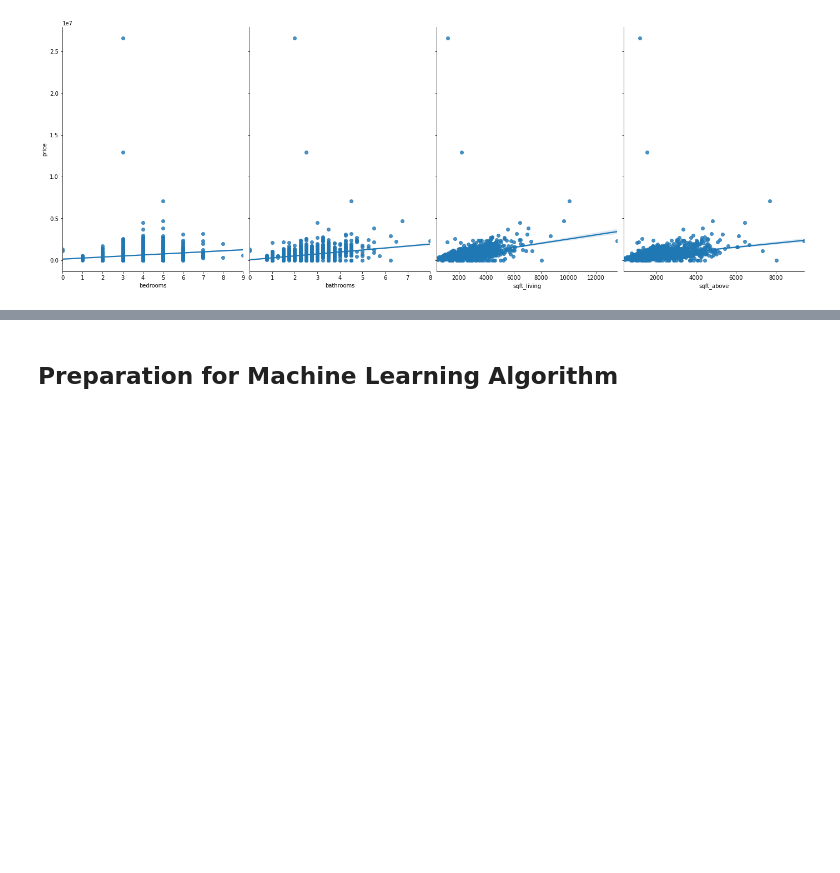
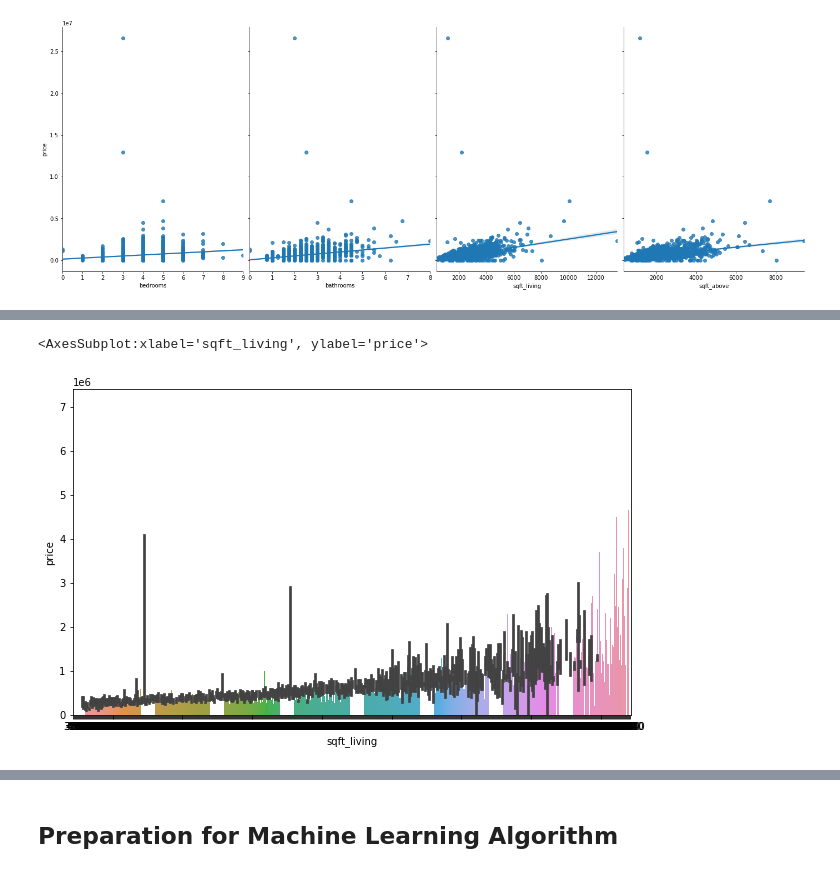
Before and after one commit to fpaul787/Housing-Price-Prediction, a Jupyter notebook: regression_model.ipynb, the cells around one changed output, grey strips where cells are left out. Saved outputs shown, nothing was run; the diff lists cells and outputs as text; code cells hidden in the pictures; blank space fills up the shorter version.

```diff
--- a/regression_model.ipynb
+++ b/regression_model.ipynb
@@ -107,0 +184,6 @@ sns.pairplot(housing, x_vars=['bedrooms', 'bathrooms', 'sqft_living', 'sqft_abov
+# %%
+plt.figure(figsize=(10,6))
+sns.barplot(x=housing.sqft_living, y=housing['price'])
+# %% [output]
+<AxesSubplot:xlabel='sqft_living', ylabel='price'>
+[figure, added]
```
Also changed, not shown: parts of 28 cells of this notebook.
